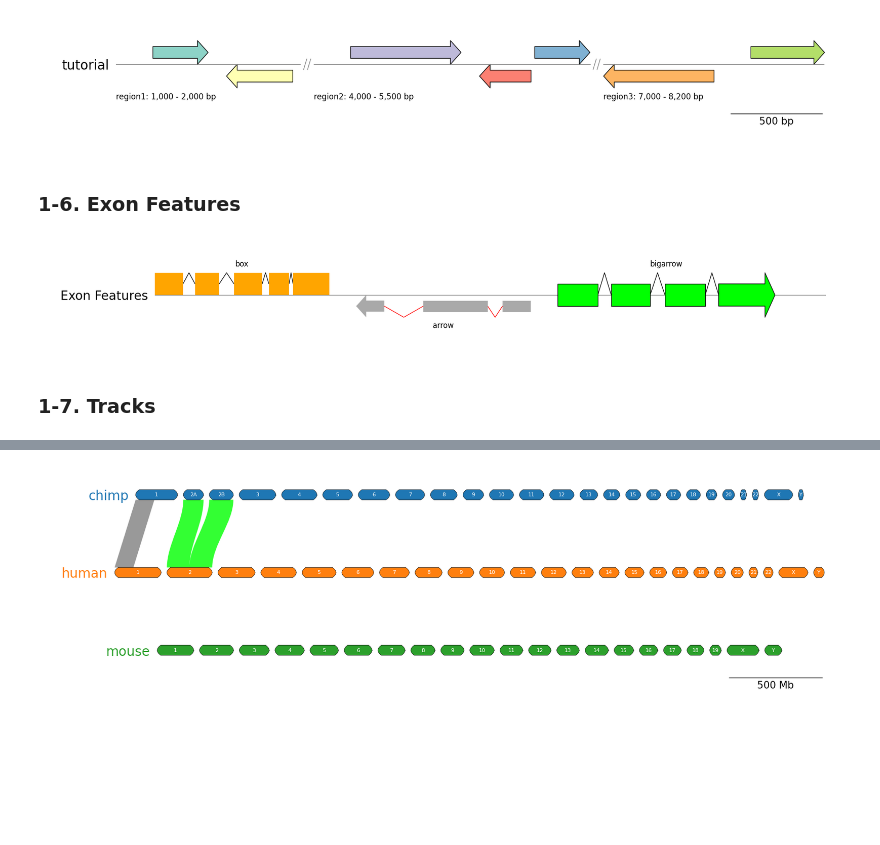
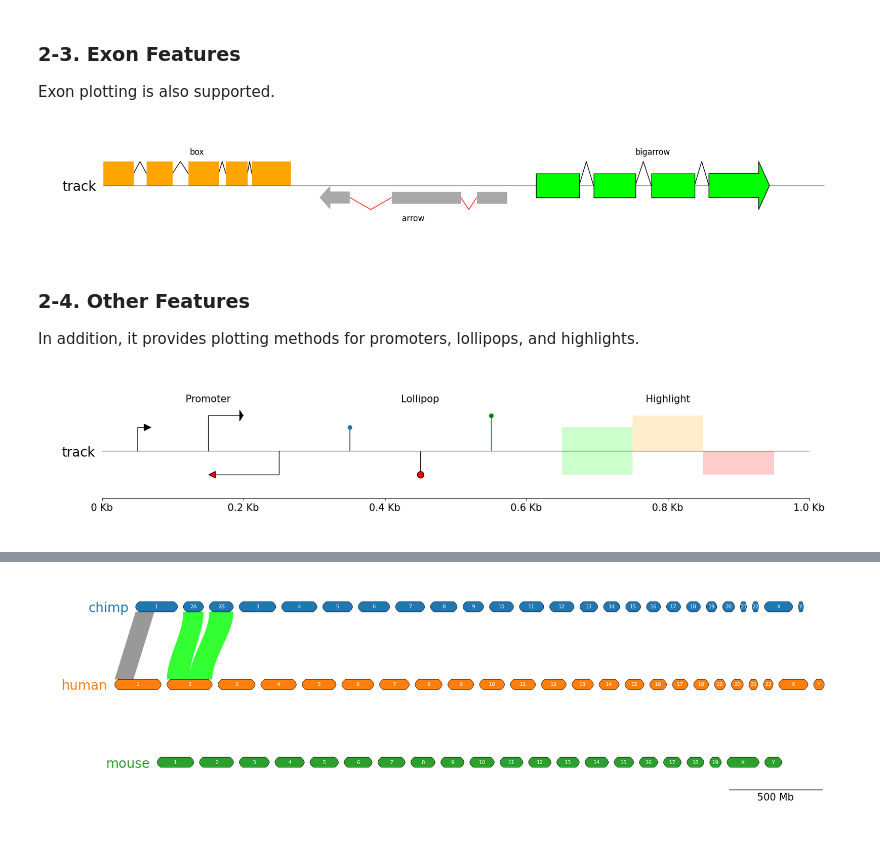
Before and after one commit to moshi4/pyGenomeViz, a Jupyter notebook: docs/getting_started.ipynb, the cells around one changed output, grey strips where cells are left out. Cells and saved outputs as stored; diff of their text form; code cells hidden in the pictures; blank space fills up the shorter version.

Commit message:
docs: update getting_started.ipynb

```diff
--- a/docs/getting_started.ipynb
+++ b/docs/getting_started.ipynb
@@ -85,48 +95,55 @@ fig = gv.plotfig()
-# %%
-from pygenomeviz import GenomeViz
-from pygenomeviz.utils import ColorCycler
-ColorCycler.set_cmap("Set3")
-
-features = ((1200, 1500, 1), (1600, 1960, -1), (4200, 4800, 1), (4900, 5180, -1), (5200, 5500, 1), (7000, 7600, -1), (7800, 8200, 1))
-
-gv = GenomeViz()
-gv.set_scale_bar(ymargin=0.5)
-
-# Set multi segments on track
-target_regions = dict(region1=(1000, 2000), region2=(4000, 5500), region3=(7000, 8200))
-track = gv.add_feature_track("tutorial", target_regions)
-track.set_segment_sep()
-
-for segment in track.segments:
-    segment.add_sublabel(f"{segment.name}: {segment.start:,} - {segment.end:,} bp")
-    # Add feature to segment
-    for feature in features:
-        start, end, strand = feature
-        if segment.start <= start <= end <= segment.end:
-            segment.add_feature(start, end, strand, fc=ColorCycler(), lw=1.0)
-
-fig = gv.plotfig()
-# %% [output]
-[figure, removed]
-# %% [markdown]
-### 1-6. Exon Features
+# %% [markdown]
+### 2-3. Exon Features
+
+Exon plotting is also supported.
 # %%
 from pygenomeviz import GenomeViz
 
 exon_regions1 = [(0, 210), (300, 480), (590, 800), (850, 1000), (1030, 1300)]
 exon_regions2 = [(1500, 1710), (2000, 2480), (2590, 2800)]
 exon_regions3 = [(3000, 3300), (3400, 3690), (3800, 4100), (4200, 4620)]
 
 gv = GenomeViz()
-track = gv.add_feature_track("Exon Features", 5000)
+track = gv.add_feature_track("track", 5000)
 
 # Add exon features
 track.add_exon_feature(exon_regions1, strand=1, plotstyle="box", label="box", text_kws=dict(rotation=0, hpos="center"))
 track.add_exon_feature(exon_regions2, strand=-1, plotstyle="arrow", label="arrow", text_kws=dict(rotation=0, vpos="bottom", hpos="center"), patch_kws=dict(fc="darkgrey"), intron_patch_kws=dict(ec="red"))
 track.add_exon_feature(exon_regions3, strand=1, plotstyle="bigarrow", label="bigarrow", text_kws=dict(rotation=0, hpos="center"), patch_kws=dict(fc="lime", lw=1))
 
 fig = gv.plotfig()
 # %% [output]
-[figure, old version]
+[figure, new version]
-# %% [markdown]
-### 1-7. Tracks
+# %% [markdown]
+### 2-4. Other Features
+
+In addition, it provides plotting methods for promoters, lollipops, and highlights.
+# %%
+from pygenomeviz import GenomeViz
+
+gv = GenomeViz()
+gv.set_scale_xticks(ymargin=0.5)
+
+track = gv.add_feature_track("track", 1000)
+
+# Add promoter arrow
+track.add_promoter(50)
+track.add_promoter(150, 0.05, y=1.5, head_length=0.5, head_width=0.8)
+track.add_promoter(250, 100, y=-1.0, strand=-1, fc="red")
+track.add_text(150, "Promoter", size=15, ymargin=1, rotation=0, hpos="center")
+
+# Add lollipop
+track.add_lollipop(350)
+track.add_lollipop(450, y=-1.0, size=10, point_kws=dict(fc="red", ec="black", lw=1.0))
+track.add_lollipop(550, y=1.5, point_kws=dict(color="green"), line_kws=dict(color="green"))
+track.add_text(450, "Lollipop", size=15, ymargin=1, rotation=0, hpos="center")
+
+# Add highlight
+track.add_highlight((650, 750))
+track.add_highlight((750, 850), y=(0, 1.5), color="orange")
+track.add_highlight((850, 950), y=(-1.0, 0), color="red")
+track.add_text(800, "Highlight", size=15, ymargin=1, rotation=0, hpos="center")
+
+fig = gv.plotfig()
+# %% [output]
+[figure, added]
```
Also changed, not shown: parts of 60 cells of this notebook.
